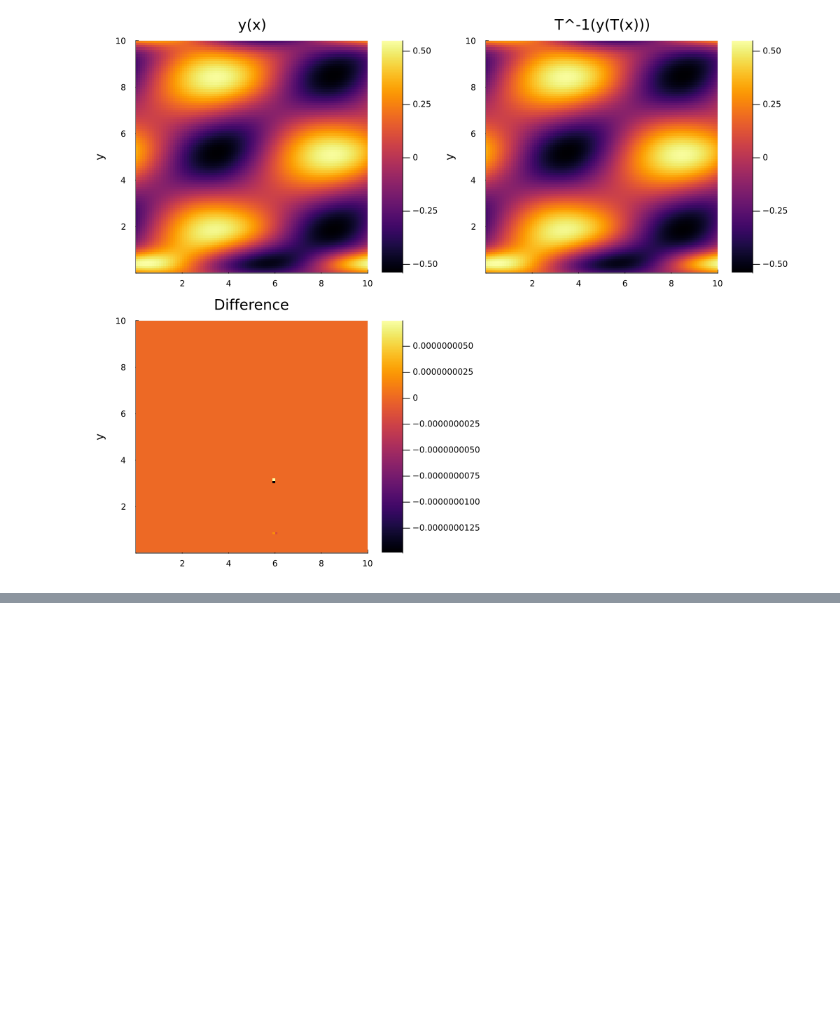
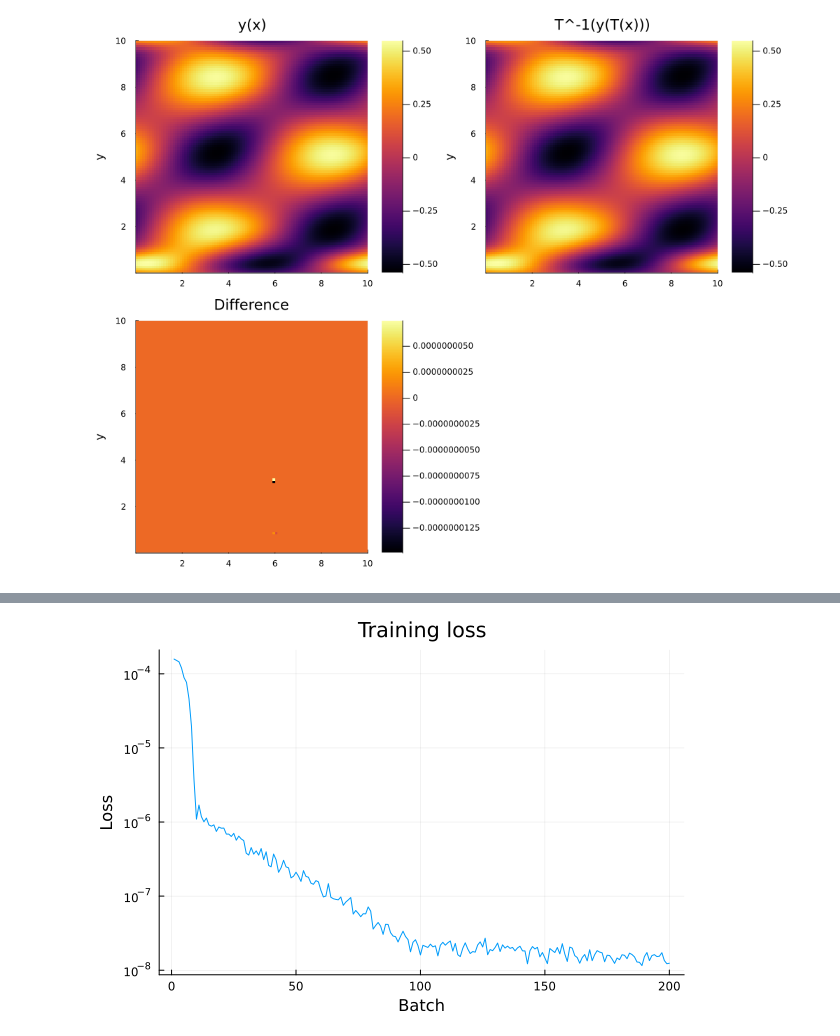
Before and after one commit to mlenes/surrogate_flow, a Jupyter notebook: reports/Report_week_8.ipynb, the cells around one changed output, grey strips where cells are left out. Saved outputs shown, nothing was run; the diff lists cells and outputs as text; code cells hidden in the pictures; blank space fills up the shorter version.

```diff
--- a/reports/Report_week_8.ipynb
+++ b/reports/Report_week_8.ipynb
@@ -22,0 +31,4 @@ display("image/png", read("../media/equi_2d.png"))
+# %%
+display("image/png", read("../media/noiseless_training_loss_0.png"))
+# %% [output]
+[figure, added]
```
Also changed, not shown: parts of 5 cells of this notebook, 10 other files.
